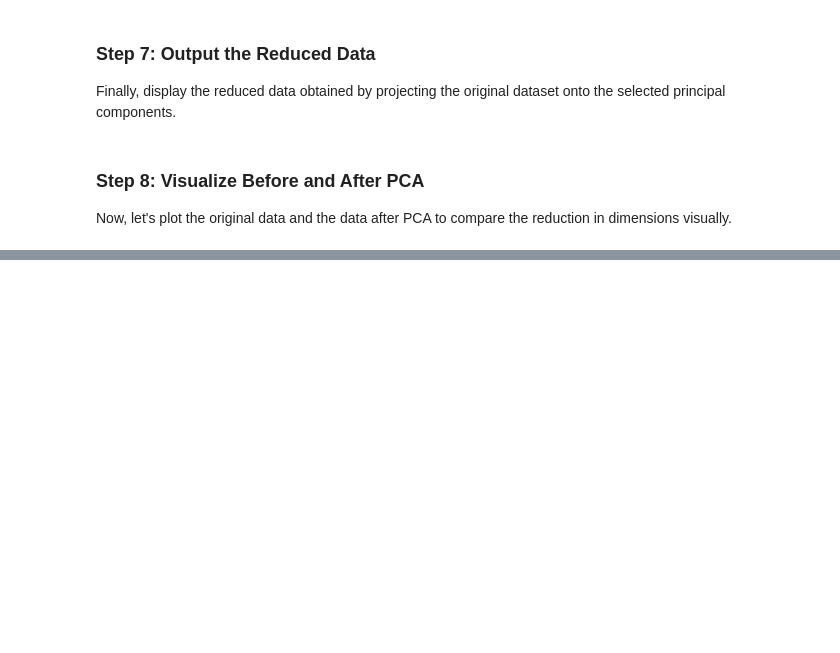
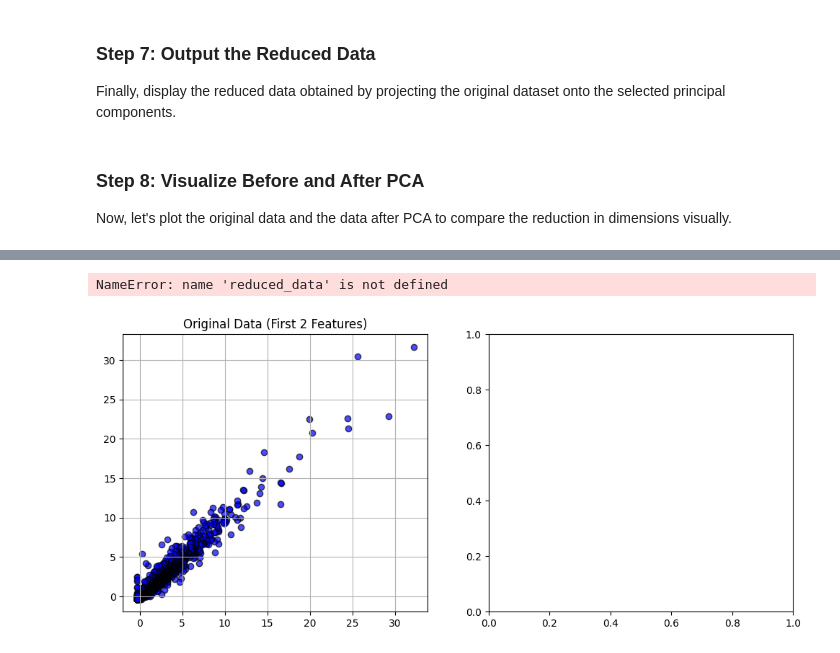
Before and after one commit to Flo-renc/ML_peer_group_1_F-A, a Jupyter notebook: PCA_Formative_1_Peer_Group1 (1).ipynb, the cells around one changed output, grey strips where cells are left out. Drawn from its saved outputs; the diff is of its cells as text; code cells hidden in the pictures; blank space fills up the shorter version.

Commit message:
feat: step 8 datta visualization before and after

```diff
--- a/PCA_Formative_1_Peer_Group1 (1).ipynb
+++ b/PCA_Formative_1_Peer_Group1 (1).ipynb
@@ -93,14 +137,14 @@ Now, let's plot the original data and the data after PCA to compare the reductio
 # %%
 # Step 8: Visualize Before and After PCA
 
-# Plot original data (first two features for simplicity)
+%pip install matplotlib
 import matplotlib.pyplot as plt
 plt.figure(figsize=(12, 5))
 
 plt.subplot(1, 2, 1)
 # Plot original data (first two features for simplicity)
 
-plt.scatter(X[:, 0], X[:, 1], c='blue', edgecolor='k', alpha=0.7)
+plt.scatter(X[:, 0], X[:, 1], c='blue', edgecolor='k', alpha=0.8)
 plt.title('Original Data (First 2 Features)')
 plt.grid(True)
 
@@ -112,3 +156,4 @@ plt.grid(True)
 
 plt.tight_layout()
 plt.show()
+# %% [output]
@@ -114,0 +177,2 @@ plt.show()
+NameError: name 'reduced_data' is not defined
+[figure, added]
```
Also changed, not shown: parts of 5 cells of this notebook.
